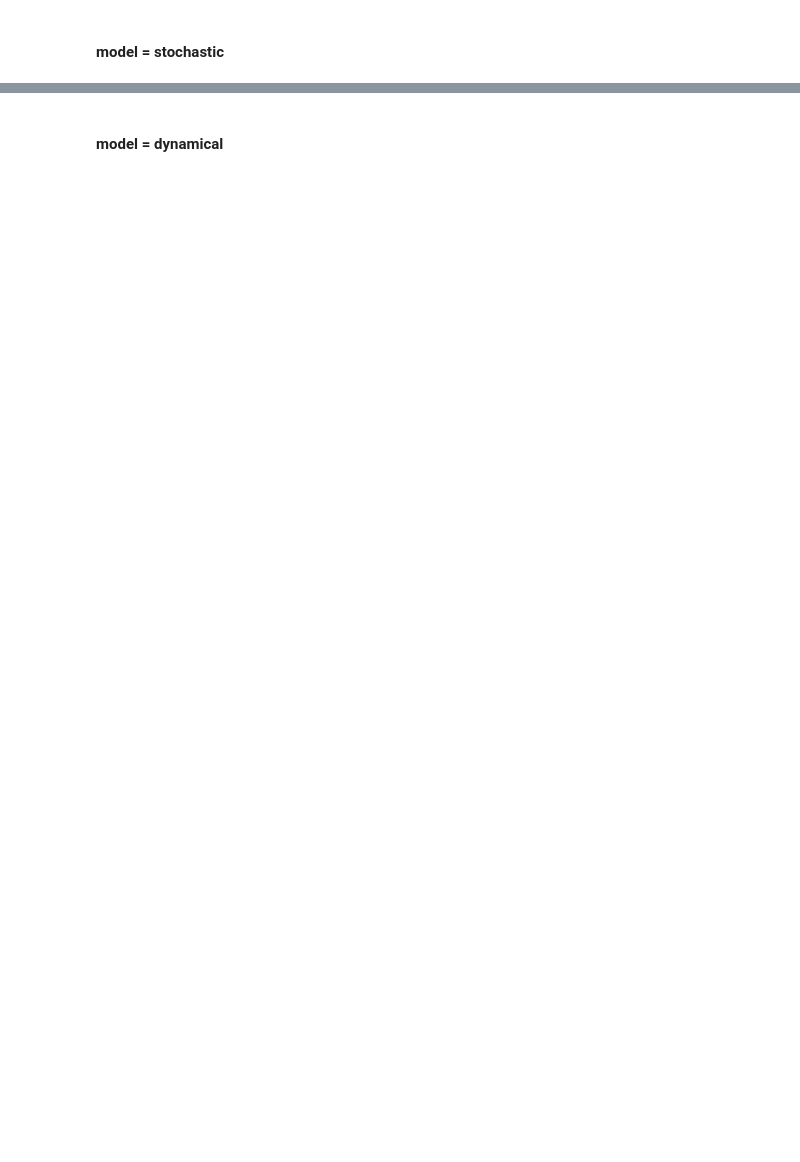
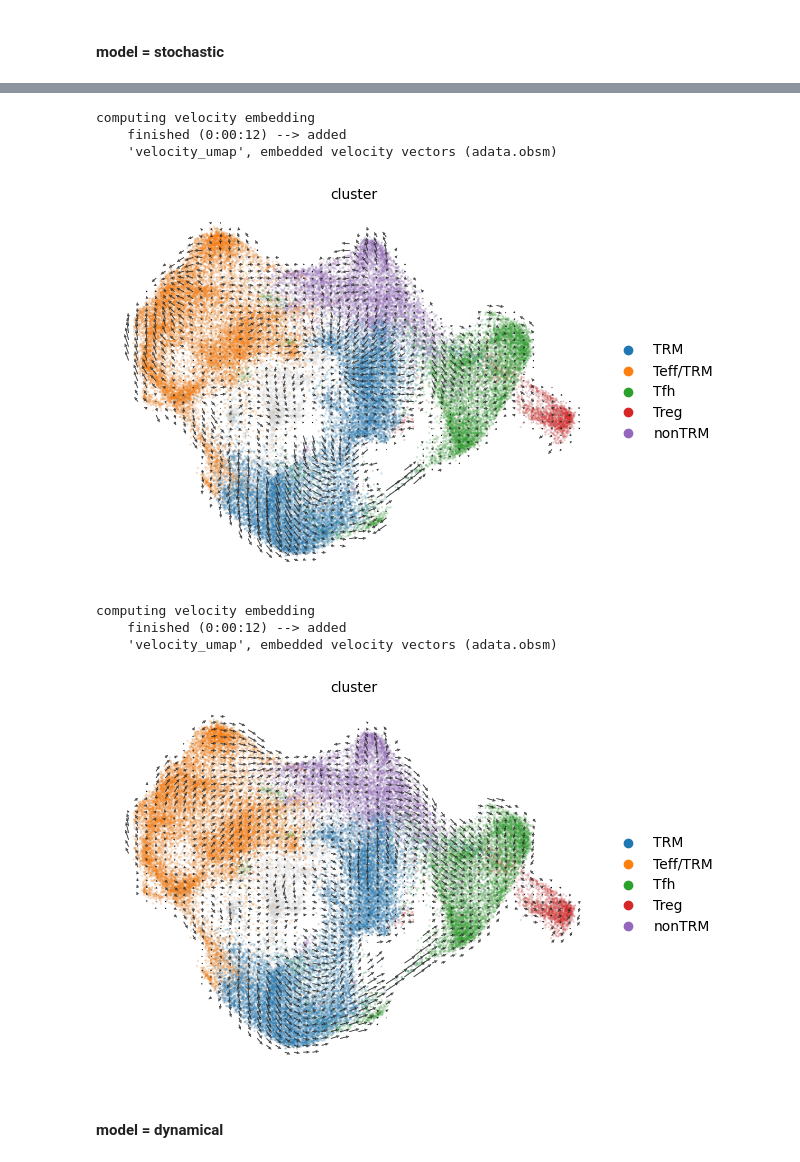
Before and after one commit to Doreen181/Velocyto_5-scRNA-seq, a Jupyter notebook: Fu/code/08_calculate_velocities.ipynb, the cells around one changed output, grey strips where cells are left out. Cells and saved outputs as stored; diff of their text form; code cells hidden in the pictures; blank space fills up the shorter version.

```diff
--- a/Fu/code/08_calculate_velocities.ipynb
+++ b/Fu/code/08_calculate_velocities.ipynb
@@ -139,10 +174,19 @@ scv.tl.velocity_graph(alevin_sto)
 # %%
 # embedding in UMAP
-scv.pl.velocity_embedding_grid(velocyto_sto, basis='umap', color="cluster", arrow_length = 2, palette=umap_colors,
+scv.pl.velocity_embedding_grid(velocyto_sto, basis='umap', color="cluster", arrow_length = 2,
                                legend_loc = 'right_margin', xlabel = "UMAP 1", ylabel = "UMAP 2")
 
-scv.pl.velocity_embedding_grid(alevin_sto, basis='umap', color="cluster", arrow_length = 2, palette=umap_colors,
+scv.pl.velocity_embedding_grid(alevin_sto, basis='umap', color="cluster", arrow_length = 2,
                                legend_loc = 'right_margin', xlabel = "UMAP 1", ylabel = "UMAP 2")
+# %% [output]
+computing velocity embedding
+    finished (0:00:12) --> added
+    'velocity_umap', embedded velocity vectors (adata.obsm)
+[figure, added]
+computing velocity embedding
+    finished (0:00:12) --> added
+    'velocity_umap', embedded velocity vectors (adata.obsm)
+[figure, added]
 # %% [markdown]
 #### model = dynamical
 # %%
```
Also changed, not shown: parts of 13 cells of this notebook, 2 other files.
